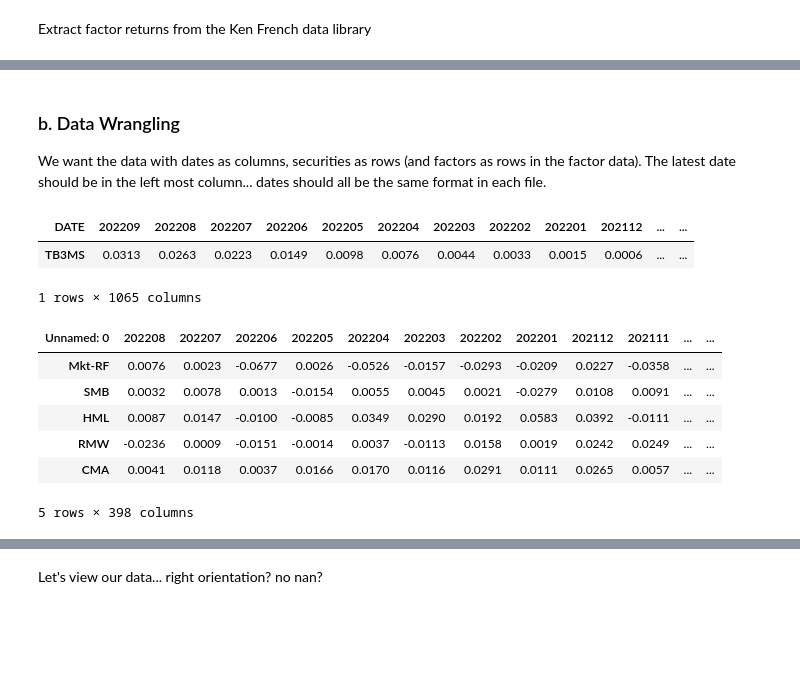
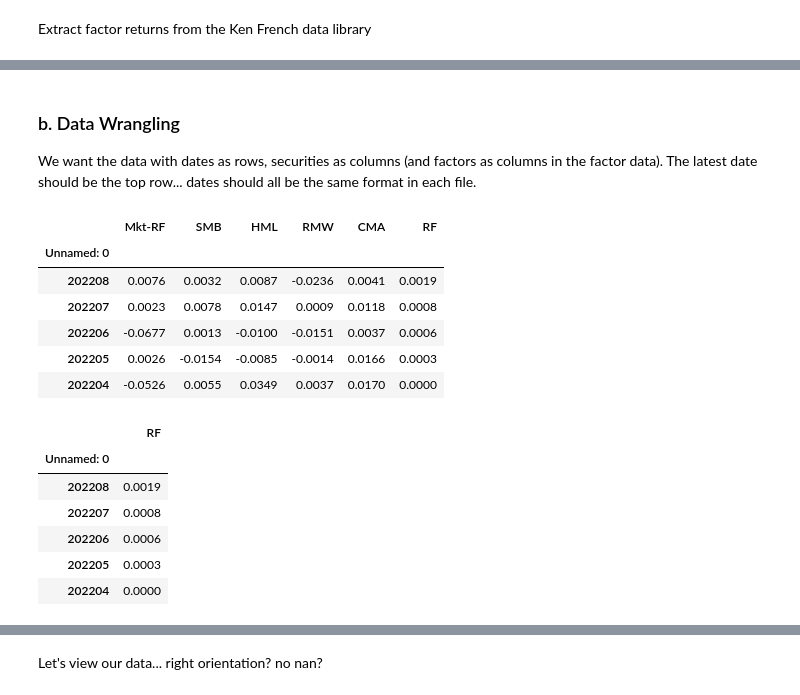
Before and after one commit to danphilps/Investment-SAI, a Jupyter notebook: M6_Investment.ipynb, the cells around one changed output, grey strips where cells are left out. Saved outputs shown, nothing was run; the diff lists cells and outputs as text; code cells hidden in the pictures; blank space fills up the shorter version.

```diff
--- a/M6_Investment.ipynb
+++ b/M6_Investment.ipynb
@@ -98,49 +93,45 @@ print(df_ff_factors.head)
 # %% [markdown]
 ### b. Data Wrangling
 
-We want the data with dates as columns, securities as rows (and factors as rows in the factor data).
-The latest date should be in the left most column... dates should all be the same format in each file.
+We want the data with dates as rows, securities as columns (and factors as columns in the factor data).
+The latest date should be the top row... dates should all be the same format in each file.
-# %%
-# Get risk free rate sorted and transposed...
-df_tb3ms = df_tb3ms.sort_values(by='DATE', ascending=False)
-df_tb3ms = df_tb3ms.transpose()
-# Set columns as dates
-df_tb3ms.columns = df_tb3ms.iloc[0,:].astype(int)
-df_tb3ms = df_tb3ms.iloc[1:, :]
-# Force type to float
-df_tb3ms = df_tb3ms.astype(dtype=float)
-# stated at percentages? No...
-df_tb3ms = df_tb3ms/100
-
-#Check...
-df_tb3ms.head()
-# %% [output]
-| DATE | 202209 | 202208 | 202207 | 202206 | 202205 | 202204 | 202203 | 202202 | 202201 | 202112 | ... | ... |
-| TB3MS | 0.0313 | 0.0263 | 0.0223 | 0.0149 | 0.0098 | 0.0076 | 0.0044 | 0.0033 | 0.0015 | 0.0006 | ... | ... |
-1 rows × 1065 columns
 # %%
 # Get FF factors sorted and transposed...
 # Columns as dates (latest date in the left col), rows are factors or securities...
 df_ff_factors = df_ff_factors.sort_values(by=df_ff_factors.columns[0], ascending=False)
-df_ff_factors = df_ff_factors.transpose()
-# Set columns as dates
-df_ff_factors.columns = df_ff_factors.iloc[0,:].astype(int)
-df_ff_factors = df_ff_factors.iloc[1:, :]
+# Set row index as dates
+df_ff_factors.index = df_ff_factors.iloc[:,0].astype(int)
+df_ff_factors = df_ff_factors.iloc[:,1:]
 # Force type to float
 df_ff_factors = df_ff_factors.astype(dtype=float)
 # stated at percentages? No...
 df_ff_factors = df_ff_factors/100
 
 #Check...
 df_ff_factors.head()
 # %% [output]
-| Unnamed: 0 | 202208 | 202207 | 202206 | 202205 | 202204 | 202203 | 202202 | 202201 | 202112 | 202111 | ... | ... |
-| Mkt-RF | 0.0076 | 0.0023 | -0.0677 | 0.0026 | -0.0526 | -0.0157 | -0.0293 | -0.0209 | 0.0227 | -0.0358 | ... | ... |
-| SMB | 0.0032 | 0.0078 | 0.0013 | -0.0154 | 0.0055 | 0.0045 | 0.0021 | -0.0279 | 0.0108 | 0.0091 | ... | ... |
-| HML | 0.0087 | 0.0147 | -0.0100 | -0.0085 | 0.0349 | 0.0290 | 0.0192 | 0.0583 | 0.0392 | -0.0111 | ... | ... |
-| RMW | -0.0236 | 0.0009 | -0.0151 | -0.0014 | 0.0037 | -0.0113 | 0.0158 | 0.0019 | 0.0242 | 0.0249 | ... | ... |
-| CMA | 0.0041 | 0.0118 | 0.0037 | 0.0166 | 0.0170 | 0.0116 | 0.0291 | 0.0111 | 0.0265 | 0.0057 | ... | ... |
+|  | Mkt-RF | SMB | HML | RMW | CMA | RF |
+| Unnamed: 0 |  |  |  |  |  |  |
+| 202208 | 0.0076 | 0.0032 | 0.0087 | -0.0236 | 0.0041 | 0.0019 |
+| 202207 | 0.0023 | 0.0078 | 0.0147 | 0.0009 | 0.0118 | 0.0008 |
+| 202206 | -0.0677 | 0.0013 | -0.0100 | -0.0151 | 0.0037 | 0.0006 |
+| 202205 | 0.0026 | -0.0154 | -0.0085 | -0.0014 | 0.0166 | 0.0003 |
+| 202204 | -0.0526 | 0.0055 | 0.0349 | 0.0037 | 0.0170 | 0.0000 |
-5 rows × 398 columns
+# %%
+# Separate RF from the Factor DataFrame
+df_tb3ms = df_ff_factors[['RF']]
+df_ff_factors = df_ff_factors.drop(columns='RF')
+
+#Check...
+df_tb3ms.head()
+# %% [output]
+|  | RF |
+| Unnamed: 0 |  |
+| 202208 | 0.0019 |
+| 202207 | 0.0008 |
+| 202206 | 0.0006 |
+| 202205 | 0.0003 |
+| 202204 | 0.0000 |
 # %%
 # Get security returns sorted and transposed...
 # separate the security static data into another DataFrame
```
Also changed, not shown: parts of 14 cells of this notebook.
